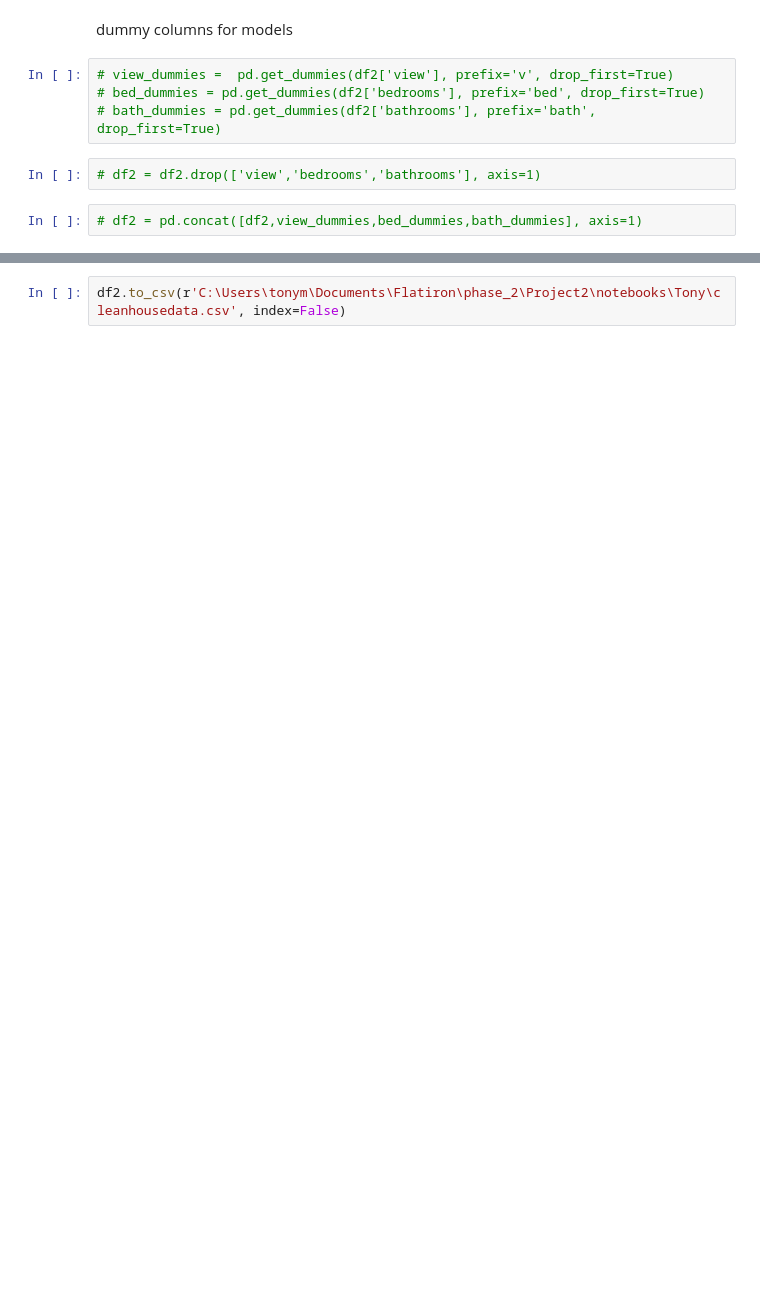
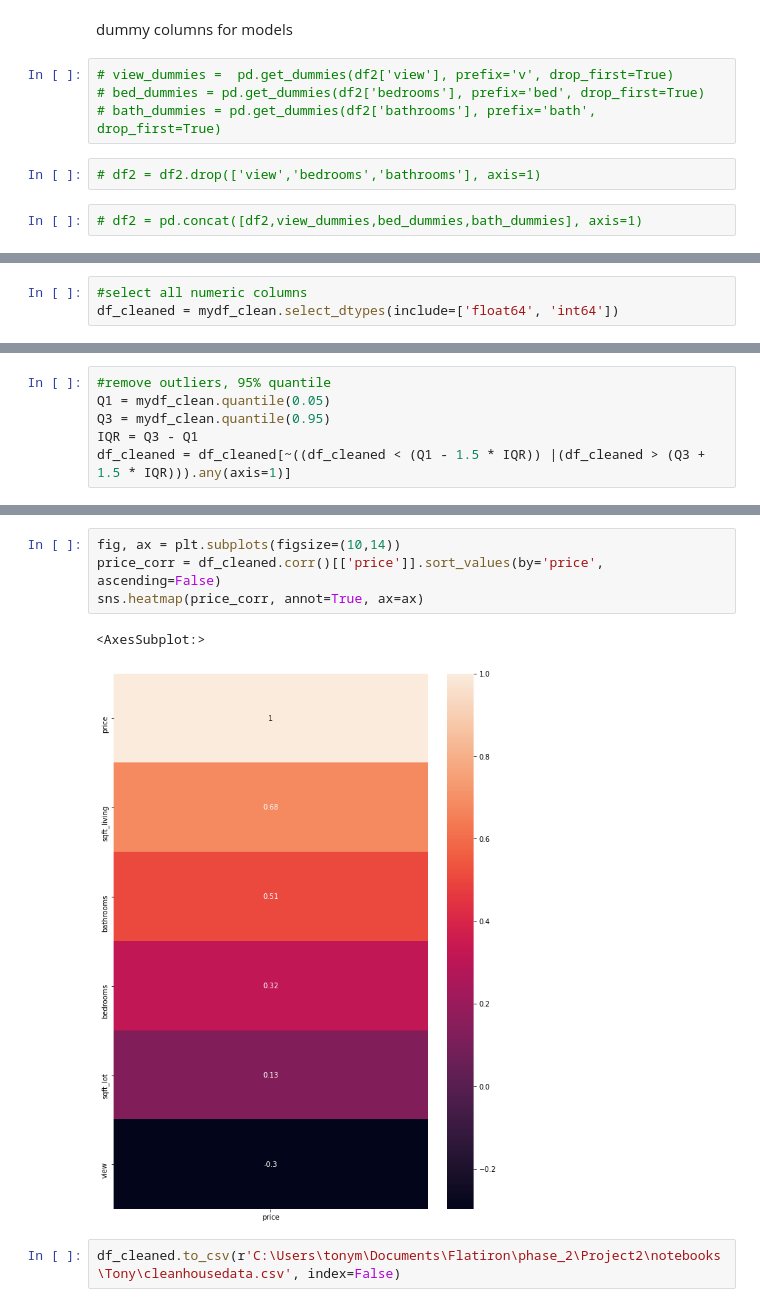
Before and after one commit to Jyve00/King-County-Housing-, a Jupyter notebook: notebooks/Tony/DataCleaning.ipynb, the cells around one changed output, grey strips where cells are left out. Cells and saved outputs as stored; diff of their text form; blank space fills up the shorter version.

```diff
--- a/notebooks/Tony/DataCleaning.ipynb
+++ b/notebooks/Tony/DataCleaning.ipynb
@@ -440,0 +441,3 @@ df2.head()
+# %%
+#select all numeric columns
+df_cleaned = mydf_clean.select_dtypes(include=['float64', 'int64'])
@@ -440,0 +450,6 @@ df2.head()
+# %%
+#remove outliers, 95% quantile
+Q1 = mydf_clean.quantile(0.05)
+Q3 = mydf_clean.quantile(0.95)
+IQR = Q3 - Q1
+df_cleaned = df_cleaned[~((df_cleaned < (Q1 - 1.5 * IQR)) |(df_cleaned > (Q3 + 1.5 * IQR))).any(axis=1)]
@@ -441,2 +492,9 @@ df2.head()
+# %%
+fig, ax = plt.subplots(figsize=(10,14))
+price_corr = df_cleaned.corr()[['price']].sort_values(by='price', ascending=False)
+sns.heatmap(price_corr, annot=True, ax=ax)
+# %% [output]
+<AxesSubplot:>
+[figure, added]
 # %%
-df2.to_csv(r'C:\Users\tonym\Documents\Flatiron\phase_2\Project2\notebooks\Tony\cleanhousedata.csv', index=False)
+df_cleaned.to_csv(r'C:\Users\tonym\Documents\Flatiron\phase_2\Project2\notebooks\Tony\cleanhousedata.csv', index=False)
```
Also changed, not shown: parts of 31 cells of this notebook, 2 other files.
